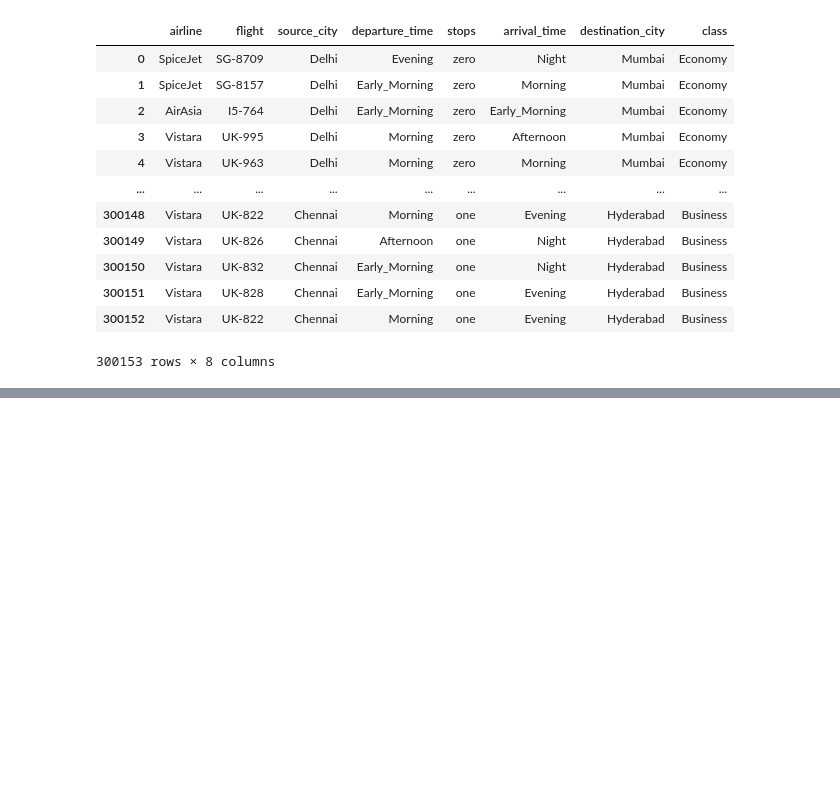
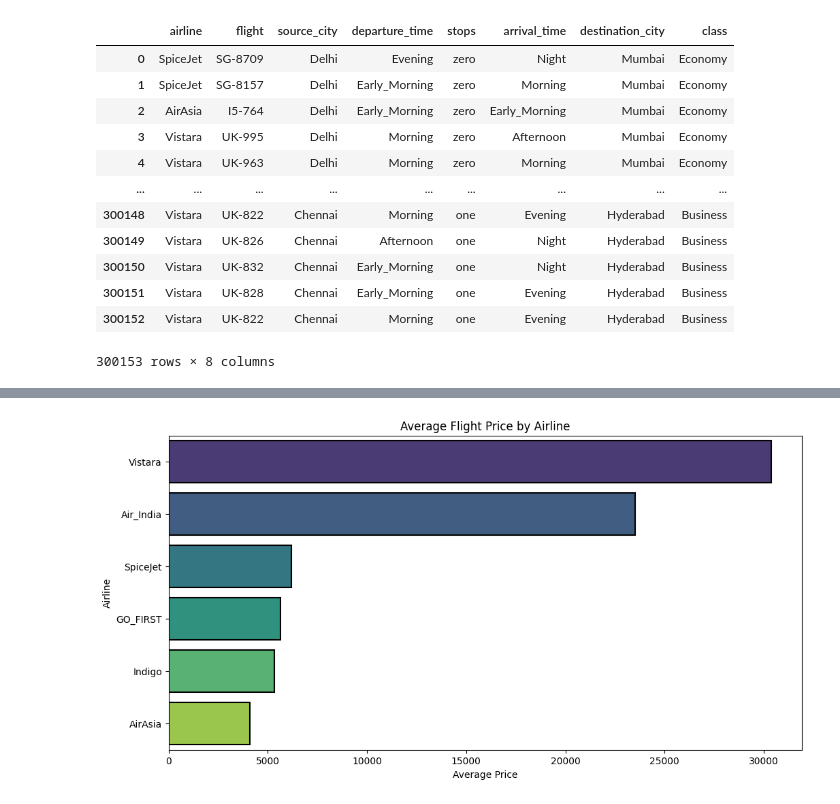
Before and after one commit to dinislamweb/flight_price_prediction, a Jupyter notebook: flight_price_prediction.ipynb, the cells around one changed output, grey strips where cells are left out. Drawn from its saved outputs; the diff is of its cells as text; code cells hidden in the pictures; blank space fills up the shorter version.

```diff
--- a/flight_price_prediction.ipynb
+++ b/flight_price_prediction.ipynb
@@ -231,0 +283,11 @@ categorical_col
+# %%
+# - Average price per airline.
+avg_price_airline = df.groupby('airline')['price'].mean().sort_values(ascending=False)
+plt.figure(figsize=(12,6))
+sns.barplot(x=avg_price_airline.values, y=avg_price_airline.index, palette='viridis', edgecolor='black', linewidth=1.5,color='green')
+plt.title('Average Flight Price by Airline')
+plt.xlabel('Average Price')
+plt.ylabel('Airline')
+plt.show()
+# %% [output]
+[figure, added]
```
Also changed, not shown: parts of 39 cells of this notebook.
